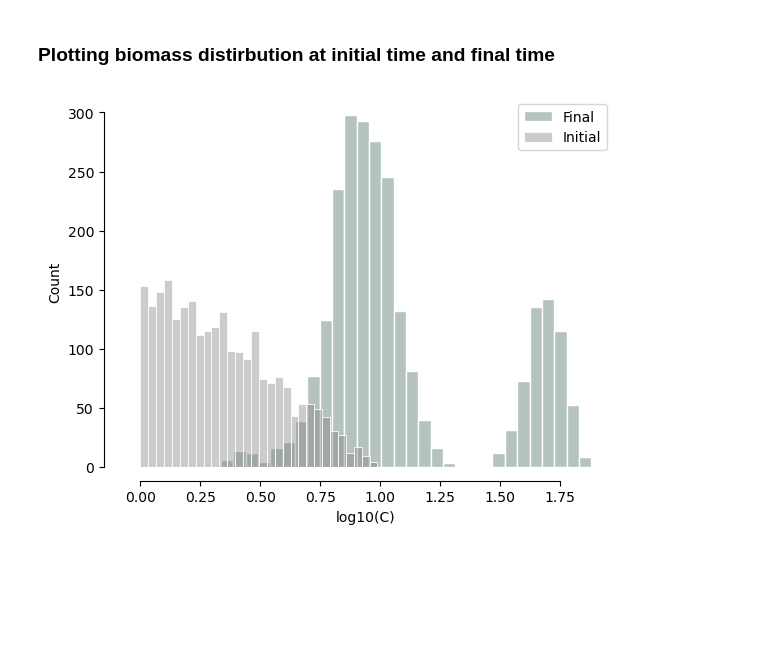
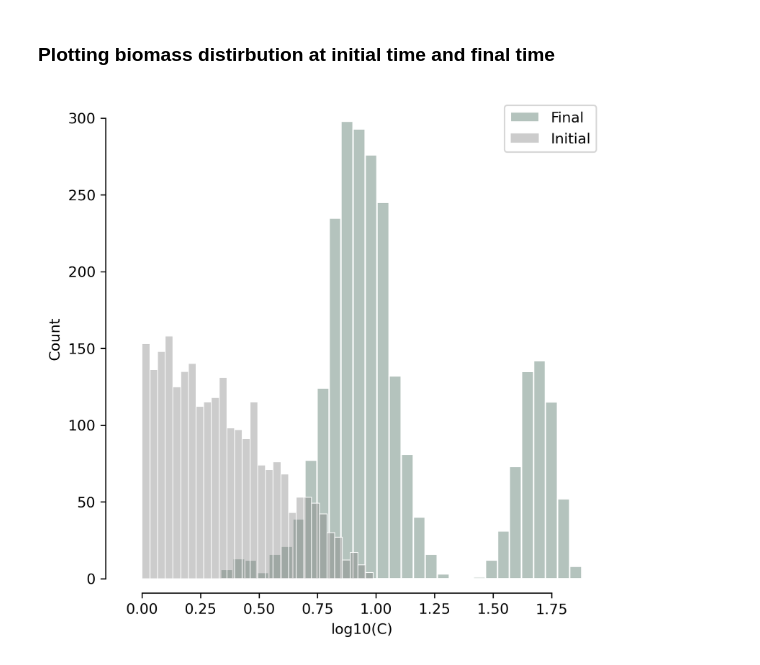
Before and after one commit to IVAN-Hu-yi/CellSizeBCA, a Jupyter notebook: Code/simulation.ipynb, the cells around one changed output. Drawn from its saved outputs; the diff is of its cells as text; code cells hidden in the pictures; blank space fills up the shorter version.

```diff
--- a/Code/simulation.ipynb
+++ b/Code/simulation.ipynb
@@ -93,4 +92,0 @@ sns.scatterplot(x=np.log10(Cts[:, 5]), y=rAs[:, 5])
-# %%
-for i in range(N):
-        #Ct = Ct_assemblies[j]
-        sns.scatterplot(x=t, y=Ct[i, :])
@@ -110,18 +104,19 @@ for i in range(len(para_assemblies)):
     final[i*N:(i+1)*N] = mass[:, -1]
 # %%
 # Plot
+plt.figure(figsize=(6, 6), dpi=300)
 sns.histplot(
     np.log10(final), label='Final', color='#456B5C',
     bins=30, alpha=0.4,
     edgecolor='white')
 sns.histplot(np.log10(initial), label='Initial', color='grey',
              bins=30, alpha=0.4,
              edgecolor='white')
 plt.legend()
 plt.xlabel('log10(C)')
 sns.despine(offset=10, trim=True)
 # %% [output]
-[figure, old version]
+[figure, new version]
 # %%
 species1vg = []
 m1 = []
```
Also changed, not shown: parts of 15 cells of this notebook.
